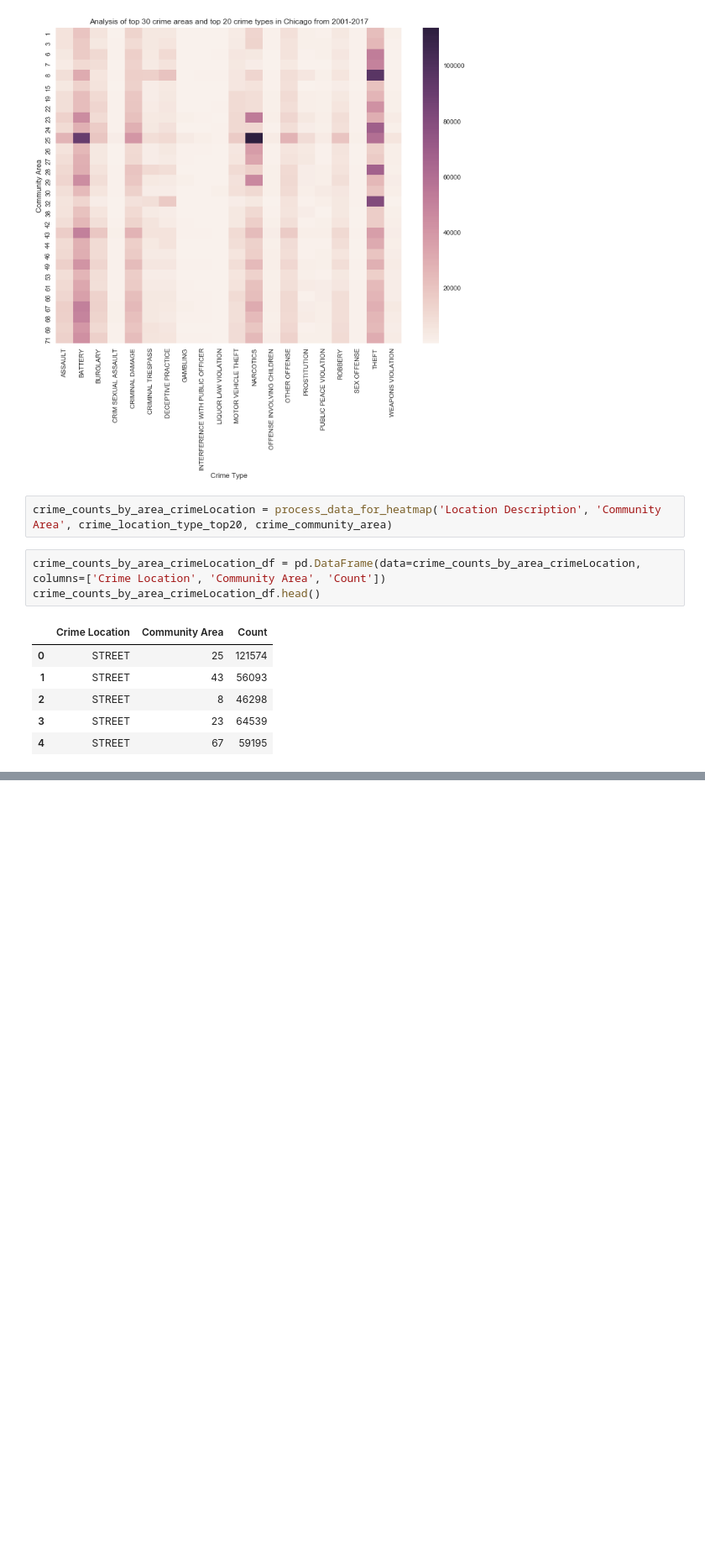
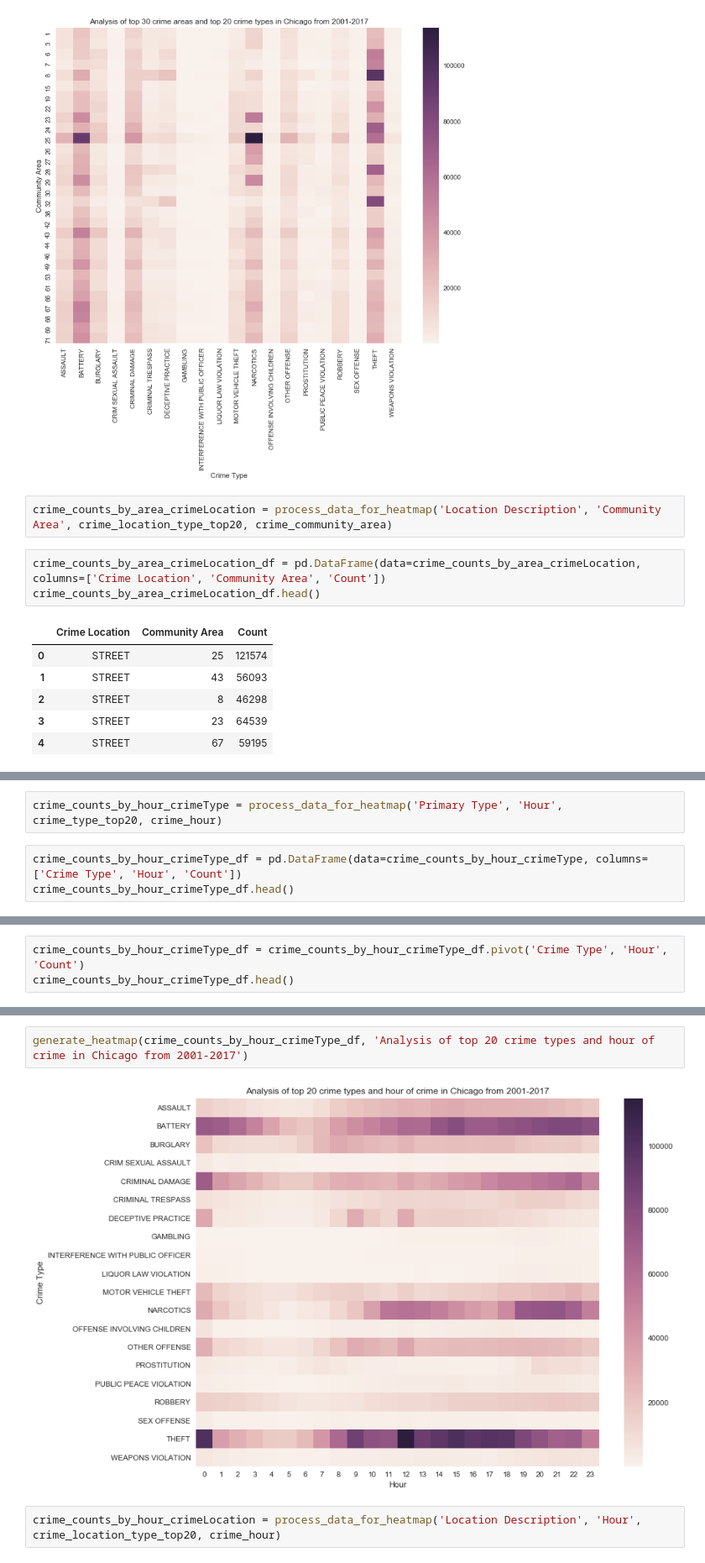
Before and after one commit to bodhisattamaiti25/projects-data-science, a Jupyter notebook: chicago_crime_data_analysis/chicago_crime_data_analysis.ipynb, the cells around one changed output, grey strips where cells are left out. Shown at 84% size. Saved outputs shown, nothing was run; the diff lists cells and outputs as text; blank space fills up the shorter version.

```diff
--- a/chicago_crime_data_analysis/chicago_crime_data_analysis.ipynb
+++ b/chicago_crime_data_analysis/chicago_crime_data_analysis.ipynb
@@ -632,0 +628,5 @@ Name: Description, dtype: int64
+# %%
+crime_counts_by_hour_crimeType = process_data_for_heatmap('Primary Type', 'Hour', crime_type_top20, crime_hour)
+# %%
+crime_counts_by_hour_crimeType_df = pd.DataFrame(data=crime_counts_by_hour_crimeType, columns=['Crime Type', 'Hour', 'Count'])
+crime_counts_by_hour_crimeType_df.head()
@@ -632,0 +640,3 @@ Name: Description, dtype: int64
+# %%
+crime_counts_by_hour_crimeType_df = crime_counts_by_hour_crimeType_df.pivot('Crime Type', 'Hour', 'Count')
+crime_counts_by_hour_crimeType_df.head()
@@ -632,0 +652,6 @@ Name: Description, dtype: int64
+# %%
+generate_heatmap(crime_counts_by_hour_crimeType_df, 'Analysis of top 20 crime types and hour of crime in Chicago from 2001-2017')
+# %% [output]
+[figure, added]
+# %%
+crime_counts_by_hour_crimeLocation = process_data_for_heatmap('Location Description', 'Hour', crime_location_type_top20, crime_hour)
```
Also changed, not shown: parts of 14 cells of this notebook.
